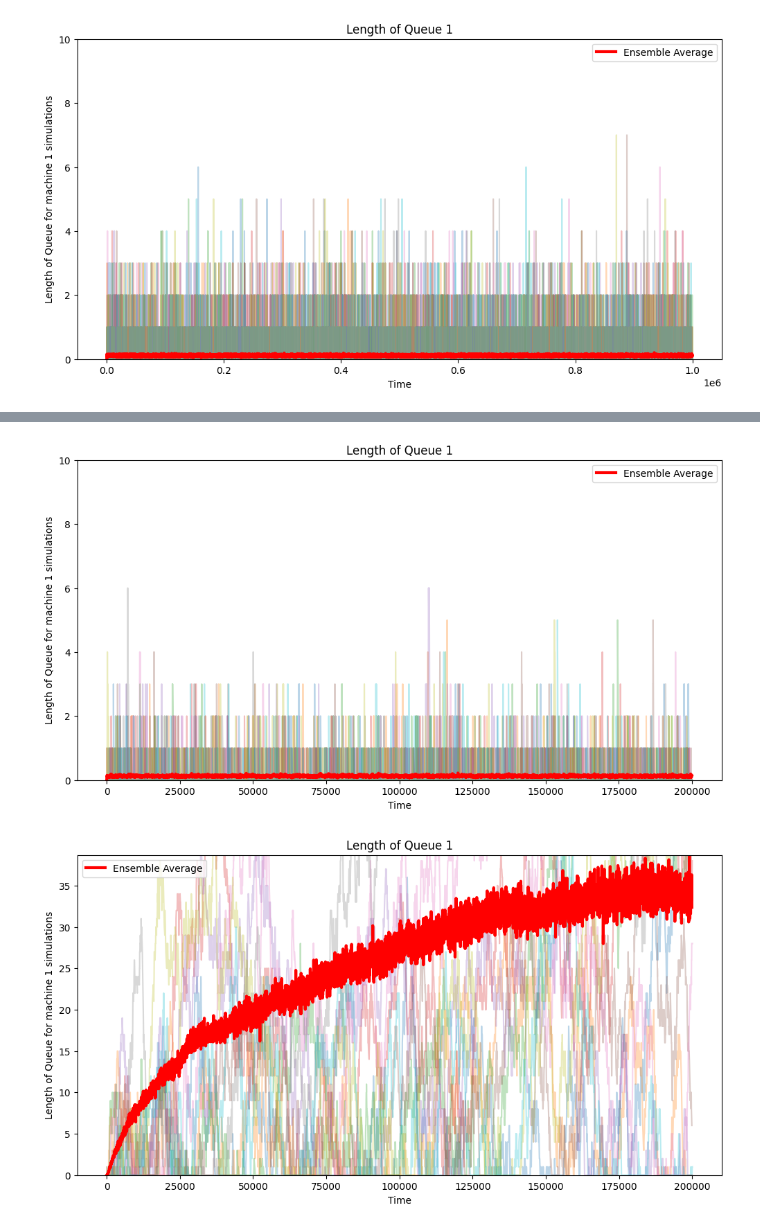
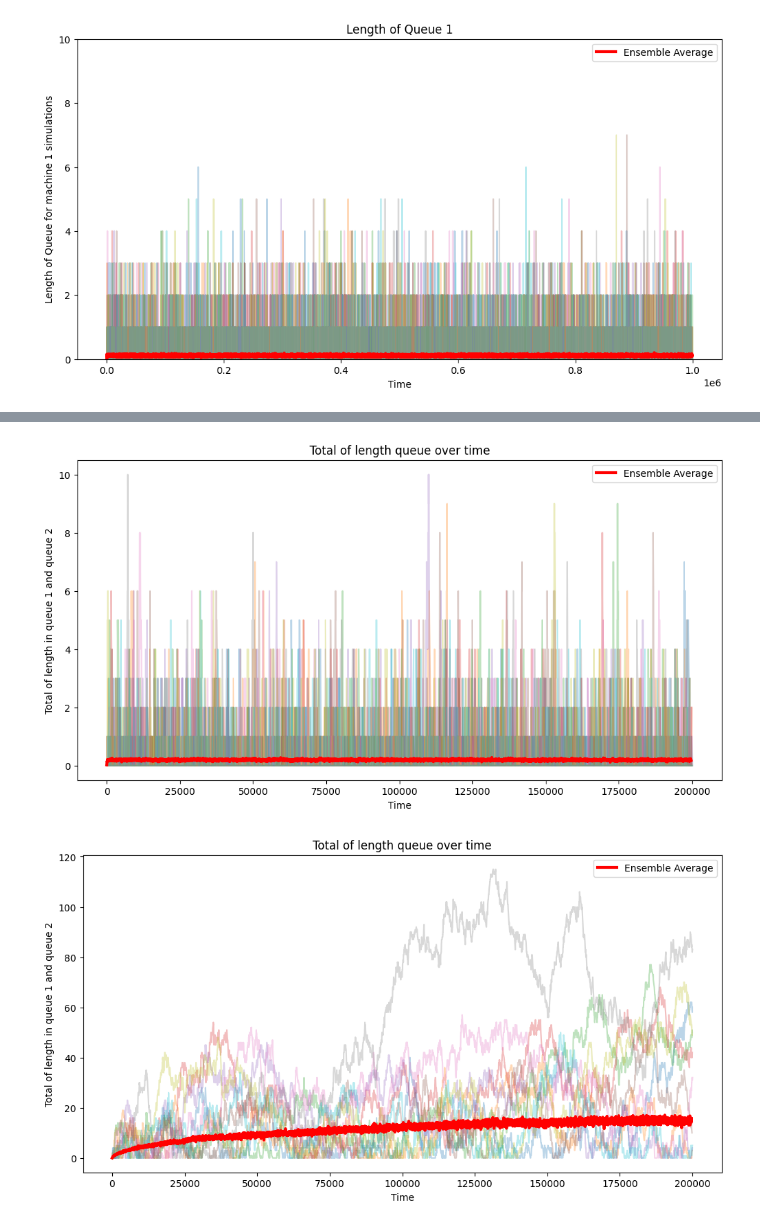
Before and after one commit to vuquocan1987/Assignment3DecisionScience, a Jupyter notebook: analysis.ipynb, the cells around one changed output, grey strips where cells are left out. Drawn from its saved outputs; the diff is of its cells as text; code cells hidden in the pictures.

```diff
--- a/analysis.ipynb
+++ b/analysis.ipynb
@@ -71,7 +71,7 @@ def get_file_path_from_parameters(p, n=1000):
         entities_files.append(f"{root_path}/seed{i}/entities.csv")
     return states_files, entities_files
 
-def get_ensemble_data(states_file_path, sample_steps=30):
+def get_ensemble_data(states_file_path, sample_steps=30,T=200000):
     original_states = []
     ensemble_states = []
 
@@ -89,7 +89,8 @@ def get_ensemble_data(states_file_path, sample_steps=30):
 
         # Drop 'timing' and 'event_type' columns
         filtered_df = filtered_df.drop(columns=["timing", "event_type"])
-
+        # filter for time < T
+        filtered_df = filtered_df[filtered_df['time'] < T]
         # Create a complete range of time bins
         max_time = filtered_df['time'].max()
         time_bins = np.arange(0, max_time + sample_steps, step=sample_steps)
@@ -106,7 +107,7 @@ def get_ensemble_data(states_file_path, sample_steps=30):
 
     return original_states, ensemble_states
 
-def plot_ensemble_average(original_states, ensemble_states, column_name,y_max = None,guide_line=None):
+def plot_ensemble_average(original_states, ensemble_states, column_names,y_max = None,guide_line=None ):
     """
     Plots the first 10 specified columns from the original states and the ensemble average,
     emphasizing the ensemble average and including a legend only for it.
@@ -116,10 +117,19 @@ def plot_ensemble_average(original_states, ensemble_states, column_name,y_max =
     - ensemble_states: List of ensemble DataFrames.
     - column_name: The name of the column to plot.
     """
-
+    # if columns_names is not a list, convert it to a list
+    if not isinstance(column_names, list):
+        column_names = [column_names]
+    column_name = ''.join(column_names)
+    if column_name not in original_states[0].columns:
+        for df in original_states:
+            df[column_name] = df[column_names].sum(axis=1)
+        for df in ensemble_states:
+            df[column_name] = df[column_names].sum(axis=1)
     plt.figure(figsize=(12, 6))
 
     # Plotting the specified column from the first 10 original states with reduced opacity
+    column_name = ''.join(column_names)
     for i, df in enumerate(original_states[:10]):  # Limit to first 10 original states
         if column_name in df.columns:
             plt.plot(df['time'], df[column_name], alpha=0.3)  # Reduced opacity, no label
@@ -140,25 +150,27 @@ def plot_ensemble_average(original_states, ensemble_states, column_name,y_max =
     if guide_line is not None:
         plt.axhline(y=guide_line, color='r', linestyle='--')
     plt.xlabel('Time')
-    if column_name == 'length_queue1':
-
+    if column_names == ['length_queue1']:
         plt.ylim(0,max(max(ensemble_avg),10))
-        plt.ylabel("Length of Queue for machine 1 simulations")
-        plt.title(f'Length of Queue 1')
-    if column_name == 'length_queue2':
-        plt.ylabel("Length of Queue for machine 2 simulations")
-        plt.title(f'Length of Queue 2')
+        plt.ylabel("Length of Queue for machine 1")
+        plt.title(f'Length of Queue 1 over time')
+    if column_names == ['length_queue2']:
+        plt.ylabel("Length of Queue for machine 2")
+        plt.title(f'Length of Queue 2 over time')
+    if column_names == ['length_queue1','length_queue2']:
+        plt.ylabel("Total of length in queue 1 and queue 2")
+        plt.title(f'Total of length queue over time')
     plt.legend()
     plt.show()
     return ensemble_avg
 
 
 
-def draw_graph(s,column_name, guide_line=None):
+def draw_graph(s,column_names, guide_line=None):
     p = get_parameter(s)
     states_files, entities_files = get_file_path_from_parameters(p)
     original_states, ensemble_states = get_ensemble_data(states_files)
-    plot_ensemble_average(original_states, ensemble_states, column_name,guide_line)
+    plot_ensemble_average(original_states, ensemble_states, column_names,guide_line)
 # %%
 ensemble_data = draw_graph("60.0, 25.0, 59.0, 9223372036854775807,4, \"minutes\", 7.185832891717325", 'length_queue2')
 # %% [output]
@@ -285,10 +412,12 @@ len(original_means)
 # %%
 original_param = '60.0, 25.0, 59, 9223372036854775807,4, "minutes", 0.0'
 param_m2_varies = [
+    '60.0, 25.0, 59, 9223372036854775807,4, "minutes", 0.0',
     '60.0, 25.0, 55, 9223372036854775807,4, "minutes", 0.0',
     '60.0, 25.0, 50, 9223372036854775807,4, "minutes", 0.0',
     '60.0, 25.0, 45, 9223372036854775807,4, "minutes", 0.0',
     '60.0, 25.0, 40, 9223372036854775807,4, "minutes", 0.0',
+    '60.0, 25.0, 35, 9223372036854775807,4, "minutes", 0.0',
     '60.0, 25.0, 29.5, 9223372036854775807,4, "minutes", 0.0',
 ]
 
@@ -301,6 +430,7 @@ param_m2q_varies = [
 ]
 
 param_m1_varies = [
+    '60.0, 25.0, 59, 9223372036854775807,4, "minutes", 0.0',
     '60.0, 23.0, 59, 9223372036854775807,4, "minutes", 0.0',
     '60.0, 21.0, 59, 9223372036854775807,4, "minutes", 0.0',
     '60.0, 19.0, 59, 9223372036854775807,4, "minutes", 0.0',
@@ -311,17 +441,17 @@ def get_mean_from_parameter_list(params_list,burn_in=30000):
     means = []
     for param in params_list:
         p = get_parameter(param)
-        means.append(get_means_from_parameters(p, 'length_queue1', burn_in))
+        means.append(get_means_from_parameters(p, ['length_queue1','length_queue2'], burn_in))
     return means
 means_m2_varies = get_mean_from_parameter_list(param_m2_varies)
 means_m1_varies = get_mean_from_parameter_list(param_m1_varies)
 means_m2q_varies = get_mean_from_parameter_list(param_m2q_varies)
 # %%
-draw_graph(param_m2_varies[-1], 'length_queue1')
+draw_graph(param_m2_varies[-1], ['length_queue1','length_queue2'])
 # %% [output]
-[figure, old version]
+[figure, new version]
 # %%
-draw_graph(param_m1_varies[-1], 'length_queue1')
+draw_graph(param_m1_varies[-1], ['length_queue1','length_queue2'])
 # %% [output]
-[figure, old version]
+[figure, new version]
 # %%
```
Also changed, not shown: parts of 25 cells of this notebook, 17 other files.
